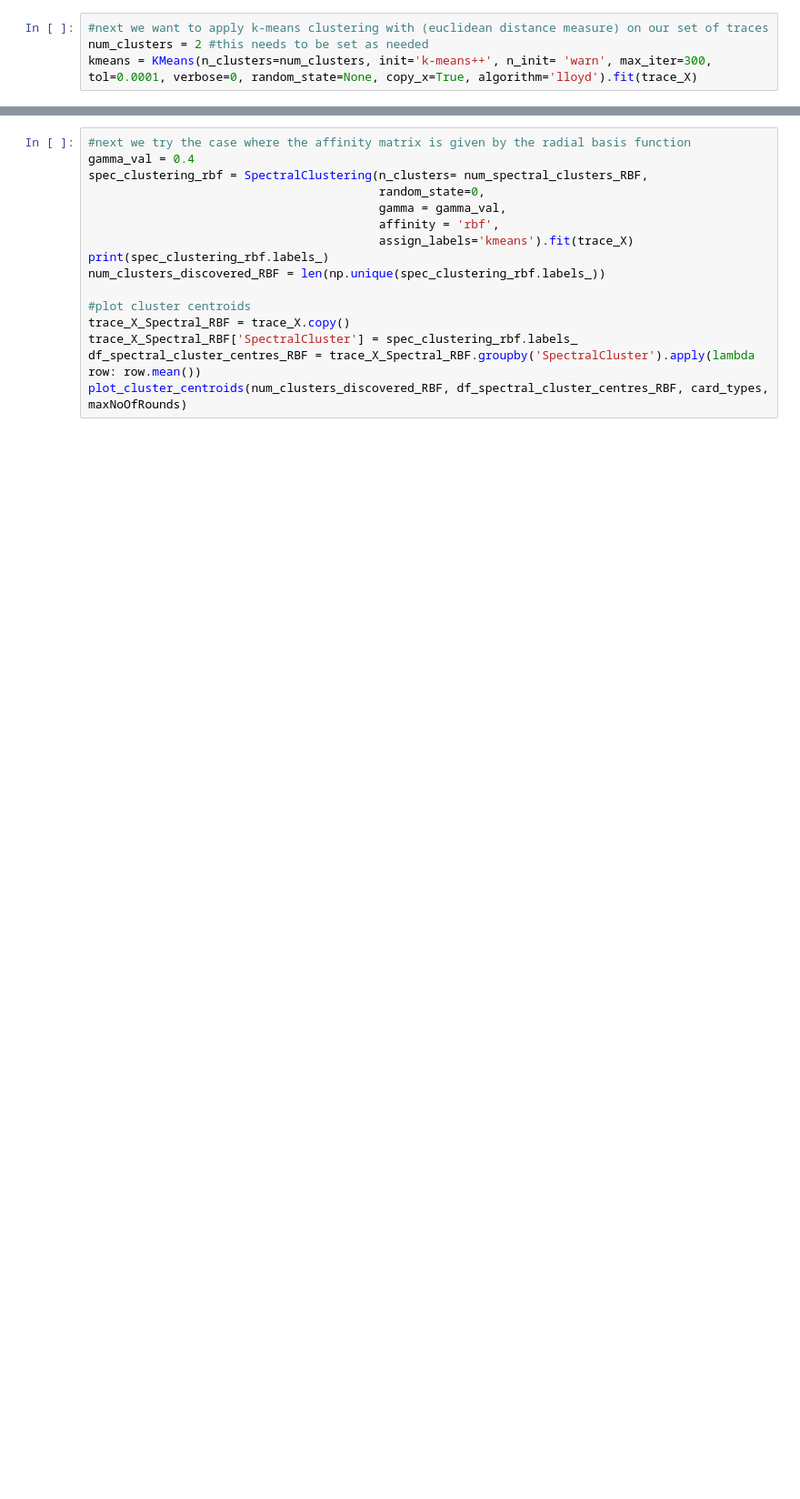
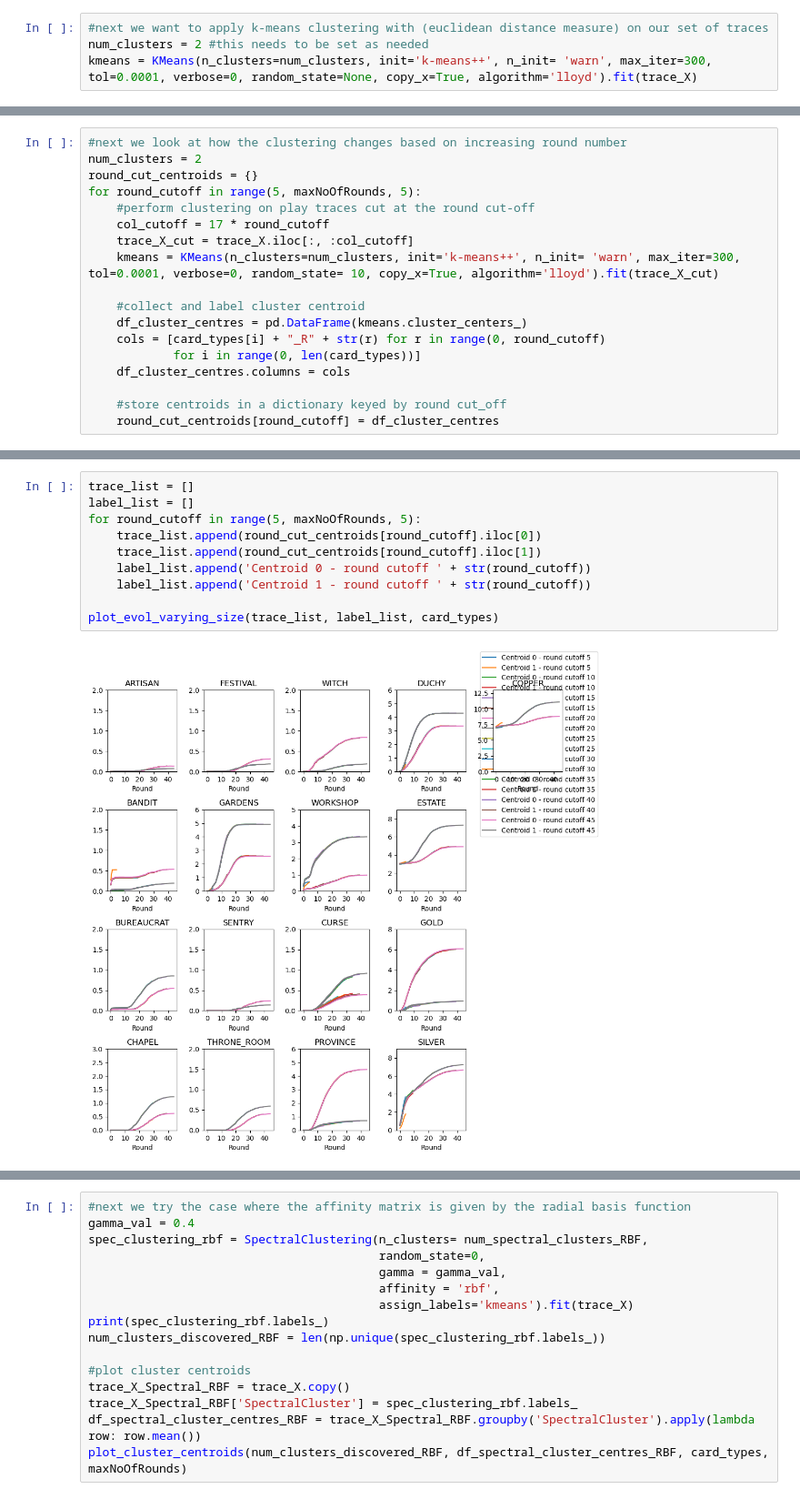
Before and after one commit to owenant/DominionPlayTraceClustering, a Jupyter notebook: PlayTraceAnalysisFromTAGOrPlayerLogs_Kmeans.ipynb, the cells around one changed output, grey strips where cells are left out. Shown at 91% size. Saved outputs shown, nothing was run; the diff lists cells and outputs as text; blank space fills up the shorter version.

```diff
--- a/PlayTraceAnalysisFromTAGOrPlayerLogs_Kmeans.ipynb
+++ b/PlayTraceAnalysisFromTAGOrPlayerLogs_Kmeans.ipynb
@@ -628,0 +614,18 @@ plot_cluster_centroids(num_clusters, df_cluster_centres, card_types, maxNoOfRoun
+# %%
+#next we look at how the clustering changes based on increasing round number
+num_clusters = 2
+round_cut_centroids = {}
+for round_cutoff in range(5, maxNoOfRounds, 5):
+    #perform clustering on play traces cut at the round cut-off
+    col_cutoff = 17 * round_cutoff
+    trace_X_cut = trace_X.iloc[:, :col_cutoff]
+    kmeans = KMeans(n_clusters=num_clusters, init='k-means++', n_init= 'warn', max_iter=300, tol=0.0001, verbose=0, random_state= 10, copy_x=True, algorithm='lloyd').fit(trace_X_cut)
+
+    #collect and label cluster centroid
+    df_cluster_centres = pd.DataFrame(kmeans.cluster_centers_)
+    cols = [card_types[i] + "_R" + str(r) for r in range(0, round_cutoff)
+            for i in range(0, len(card_types))]
+    df_cluster_centres.columns = cols
+
+    #store centroids in a dictionary keyed by round cut_off
+    round_cut_centroids[round_cutoff] = df_cluster_centres
@@ -629,3 +673,15 @@ plot_cluster_centroids(num_clusters, df_cluster_centres, card_types, maxNoOfRoun
+# %%
+trace_list = []
+label_list = []
+for round_cutoff in range(5, maxNoOfRounds, 5):
+    trace_list.append(round_cut_centroids[round_cutoff].iloc[0])
+    trace_list.append(round_cut_centroids[round_cutoff].iloc[1])
+    label_list.append('Centroid 0 - round cutoff ' + str(round_cutoff))
+    label_list.append('Centroid 1 - round cutoff ' + str(round_cutoff))
+
+plot_evol_varying_size(trace_list, label_list, card_types)
+# %% [output]
+[figure, added]
 # %%
 #for AI centroid player if needed
 #df_cluster_centres_rounded = df_cluster_centres.round()
```
Also changed, not shown: parts of 31 cells of this notebook.
